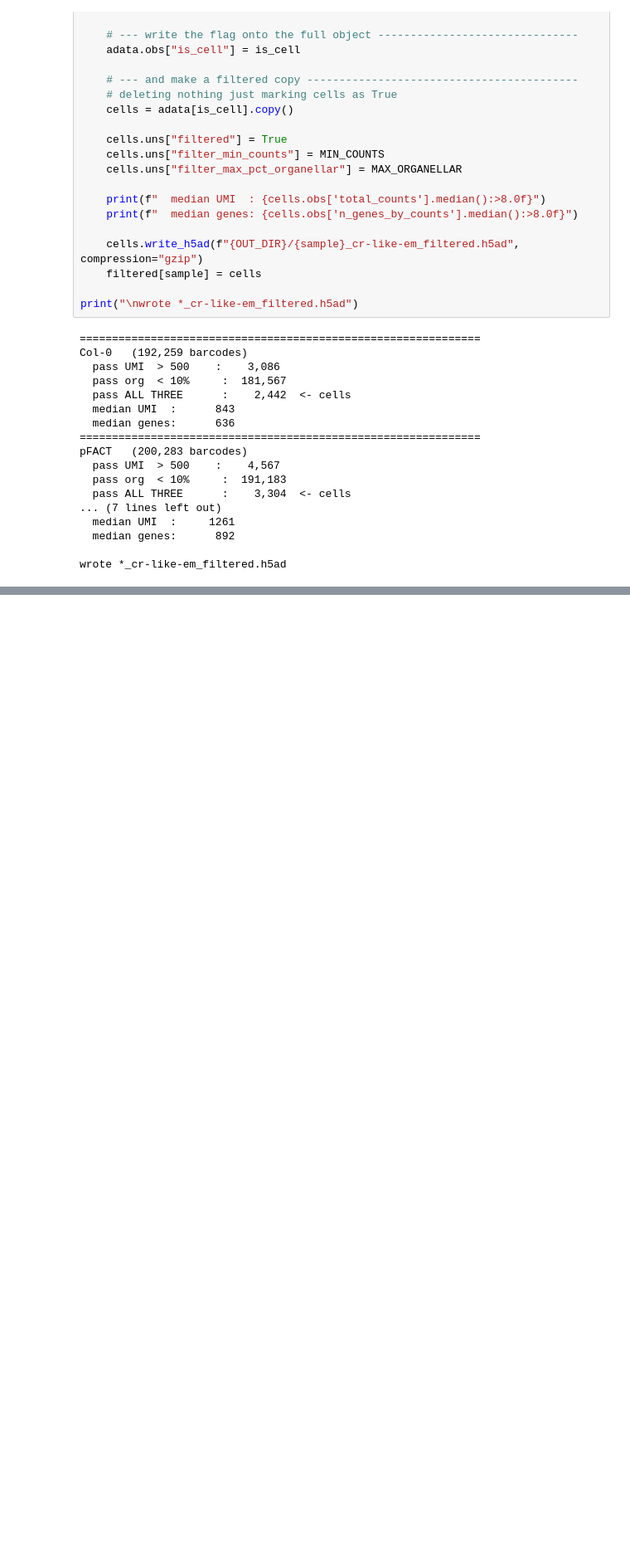
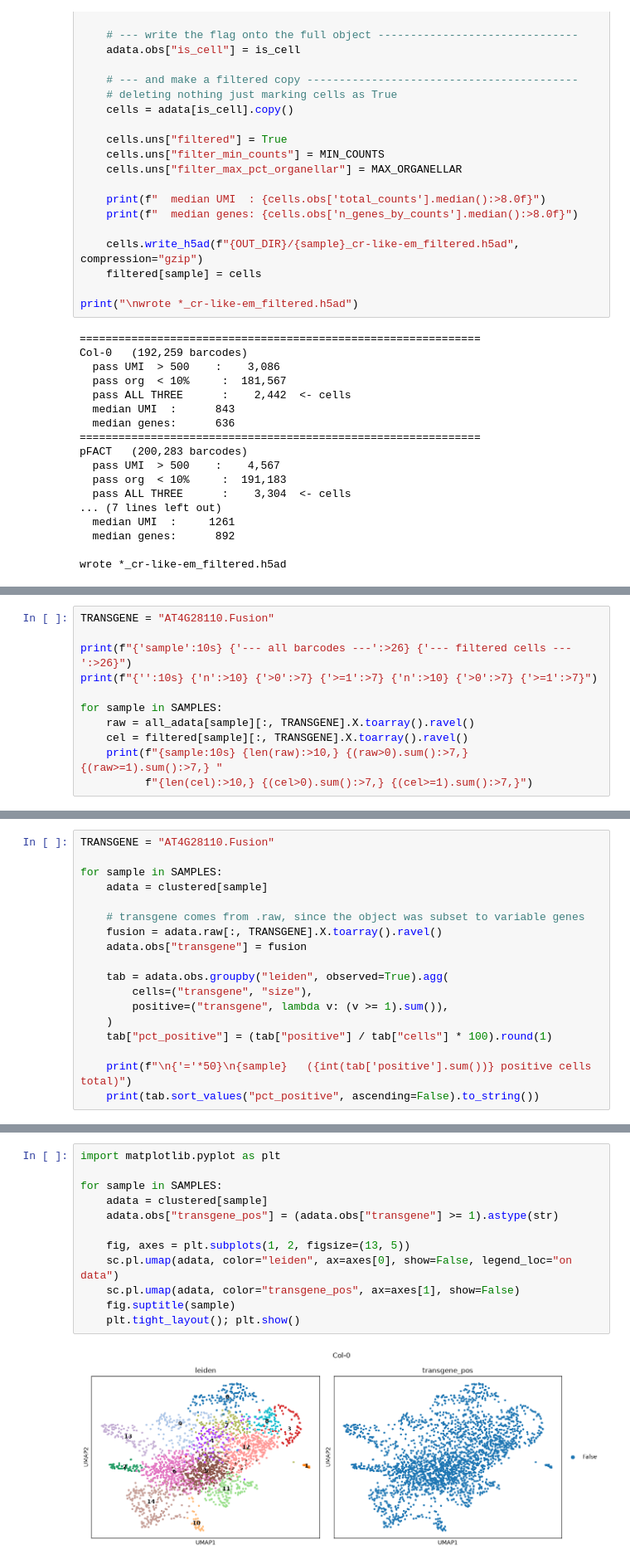
Before and after one commit to blm3886/myb41-transgene-snrnaseq, a Jupyter notebook: notebooks/07_scanpy_analysis.ipynb, the cells around one changed output, grey strips where cells are left out. Shown at 83% size. Saved outputs shown, nothing was run; the diff lists cells and outputs as text; blank space fills up the shorter version.

```diff
--- a/notebooks/07_scanpy_analysis.ipynb
+++ b/notebooks/07_scanpy_analysis.ipynb
@@ -412,0 +568,11 @@ wrote *_cr-like-em_filtered.h5ad
+# %%
+TRANSGENE = "AT4G28110.Fusion"
+
+print(f"{'sample':10s} {'--- all barcodes ---':>26} {'--- filtered cells ---':>26}")
+print(f"{'':10s} {'n':>10} {'>0':>7} {'>=1':>7} {'n':>10} {'>0':>7} {'>=1':>7}")
+
+for sample in SAMPLES:
+    raw = all_adata[sample][:, TRANSGENE].X.toarray().ravel()
+    cel = filtered[sample][:, TRANSGENE].X.toarray().ravel()
+    print(f"{sample:10s} {len(raw):>10,} {(raw>0).sum():>7,} {(raw>=1).sum():>7,} "
+          f"{len(cel):>10,} {(cel>0).sum():>7,} {(cel>=1).sum():>7,}")
@@ -412,0 +696,18 @@ wrote *_cr-like-em_filtered.h5ad
+# %%
+TRANSGENE = "AT4G28110.Fusion"
+
+for sample in SAMPLES:
+    adata = clustered[sample]
+
+    # transgene comes from .raw, since the object was subset to variable genes
+    fusion = adata.raw[:, TRANSGENE].X.toarray().ravel()
+    adata.obs["transgene"] = fusion
+
+    tab = adata.obs.groupby("leiden", observed=True).agg(
+        cells=("transgene", "size"),
+        positive=("transgene", lambda v: (v >= 1).sum()),
+    )
+    tab["pct_positive"] = (tab["positive"] / tab["cells"] * 100).round(1)
+
+    print(f"\n{'='*50}\n{sample}   ({int(tab['positive'].sum())} positive cells total)")
+    print(tab.sort_values("pct_positive", ascending=False).to_string())
@@ -412,0 +732,14 @@ wrote *_cr-like-em_filtered.h5ad
+# %%
+import matplotlib.pyplot as plt
+
+for sample in SAMPLES:
+    adata = clustered[sample]
+    adata.obs["transgene_pos"] = (adata.obs["transgene"] >= 1).astype(str)
+
+    fig, axes = plt.subplots(1, 2, figsize=(13, 5))
+    sc.pl.umap(adata, color="leiden", ax=axes[0], show=False, legend_loc="on data")
+    sc.pl.umap(adata, color="transgene_pos", ax=axes[1], show=False)
+    fig.suptitle(sample)
+    plt.tight_layout(); plt.show()
+# %% [output]
+[figure, added]
```
Also changed, not shown: parts of 10 cells of this notebook, 17 other files.
